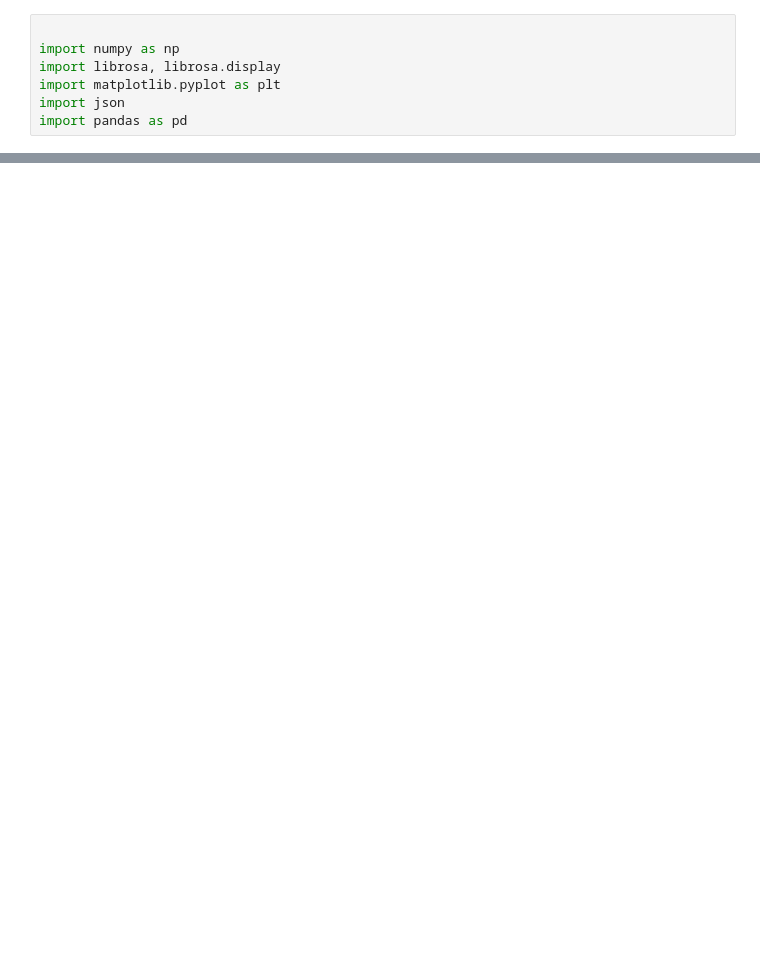
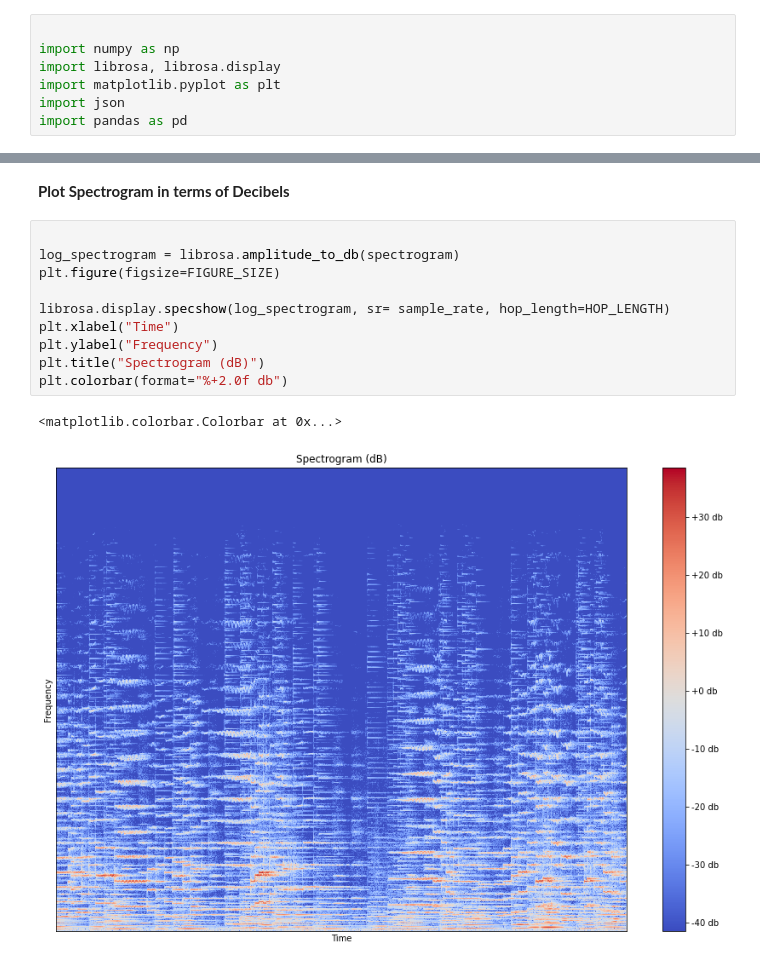
Before and after one commit to maldonadojsm/MusicGenreClassifier, a Jupyter notebook: analyze_data.ipynb, the cells around one changed output, grey strips where cells are left out. Saved outputs shown, nothing was run; the diff lists cells and outputs as text; blank space fills up the shorter version.

```diff
--- a/analyze_data.ipynb
+++ b/analyze_data.ipynb
@@ -21,0 +66,15 @@ ValueError: arrays must all be same length
+# %% [markdown]
+**Plot Spectrogram in terms of Decibels**
+# %%
+
+log_spectrogram = librosa.amplitude_to_db(spectrogram)
+plt.figure(figsize=FIGURE_SIZE)
+
+librosa.display.specshow(log_spectrogram, sr= sample_rate, hop_length=HOP_LENGTH)
+plt.xlabel("Time")
+plt.ylabel("Frequency")
+plt.title("Spectrogram (dB)")
+plt.colorbar(format="%+2.0f db")
+# %% [output]
+<matplotlib.colorbar.Colorbar at 0x...>
+[figure, added]
```
Also changed, not shown: parts of 14 cells of this notebook.
